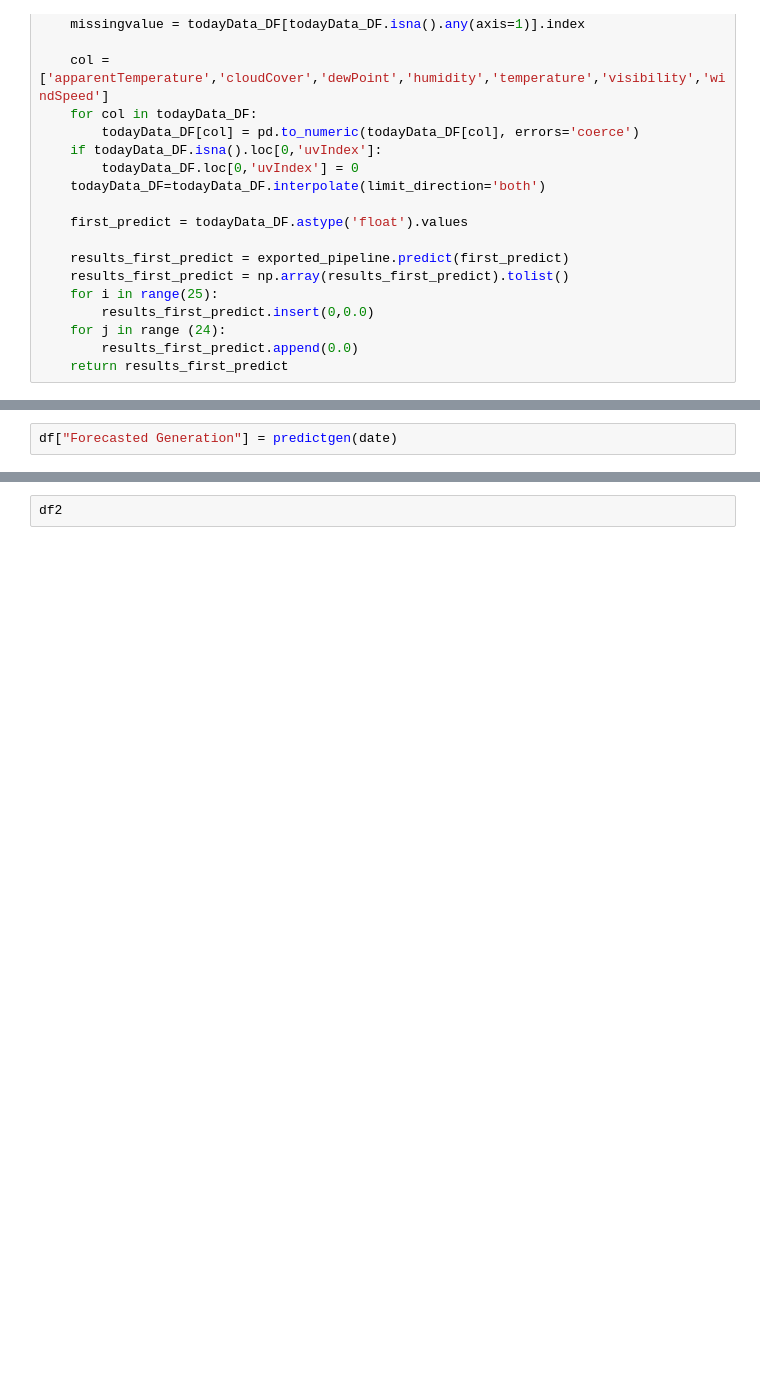
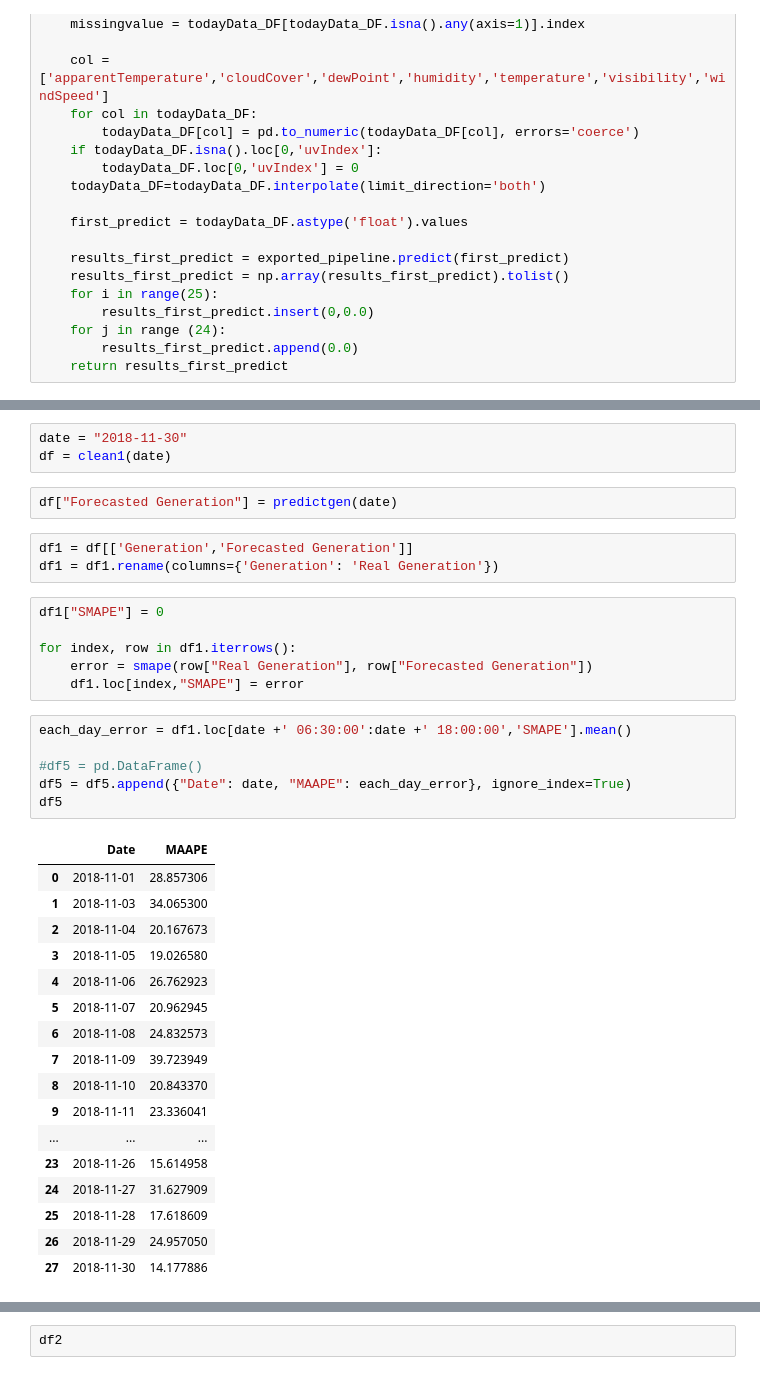
Before and after one commit to TongIDC/Senior-Project, a Jupyter notebook: Gen 30 days.ipynb, the cells around one changed output, grey strips where cells are left out. Drawn from its saved outputs; the diff is of its cells as text; blank space fills up the shorter version.

```diff
--- a/Gen 30 days.ipynb
+++ b/Gen 30 days.ipynb
@@ -197,2 +230,38 @@ def predictgen(predict_date):
+# %%
+date = "2018-11-30"
+df = clean1(date)
 # %%
 df["Forecasted Generation"] = predictgen(date)
+# %%
+df1 = df[['Generation','Forecasted Generation']]
+df1 = df1.rename(columns={'Generation': 'Real Generation'})
+# %%
+df1["SMAPE"] = 0
+
+for index, row in df1.iterrows():
+    error = smape(row["Real Generation"], row["Forecasted Generation"])
+    df1.loc[index,"SMAPE"] = error
+# %%
+each_day_error = df1.loc[date +' 06:30:00':date +' 18:00:00','SMAPE'].mean()
+
+#df5 = pd.DataFrame()
+df5 = df5.append({"Date": date, "MAAPE": each_day_error}, ignore_index=True)
+df5
+# %% [output]
+|  | Date | MAAPE |
+| 0 | 2018-11-01 | 28.857306 |
+| 1 | 2018-11-03 | 34.065300 |
+| 2 | 2018-11-04 | 20.167673 |
+| 3 | 2018-11-05 | 19.026580 |
+| 4 | 2018-11-06 | 26.762923 |
+| 5 | 2018-11-07 | 20.962945 |
+| 6 | 2018-11-08 | 24.832573 |
+| 7 | 2018-11-09 | 39.723949 |
+| 8 | 2018-11-10 | 20.843370 |
+| 9 | 2018-11-11 | 23.336041 |
+| ... | ... | ... |
+| 23 | 2018-11-26 | 15.614958 |
+| 24 | 2018-11-27 | 31.627909 |
+| 25 | 2018-11-28 | 17.618609 |
+| 26 | 2018-11-29 | 24.957050 |
+| 27 | 2018-11-30 | 14.177886 |
```
Also changed, not shown: parts of 17 cells of this notebook, 9 other files.
